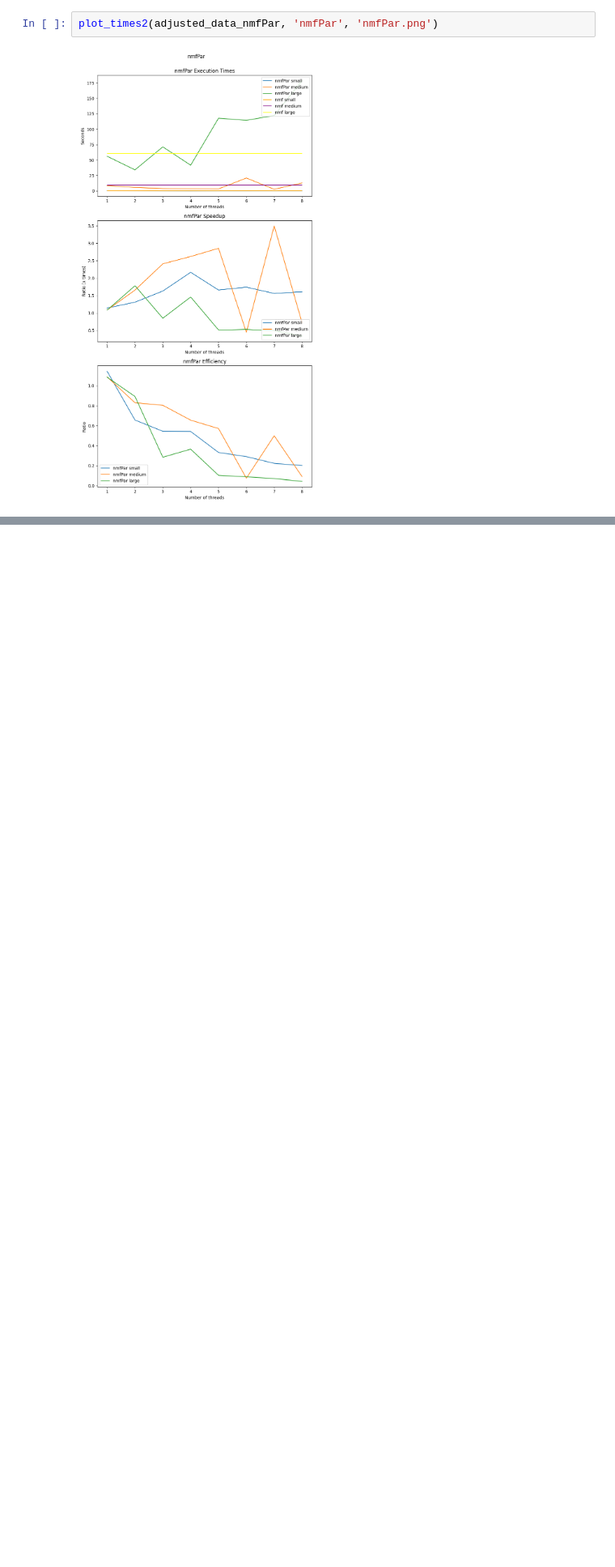
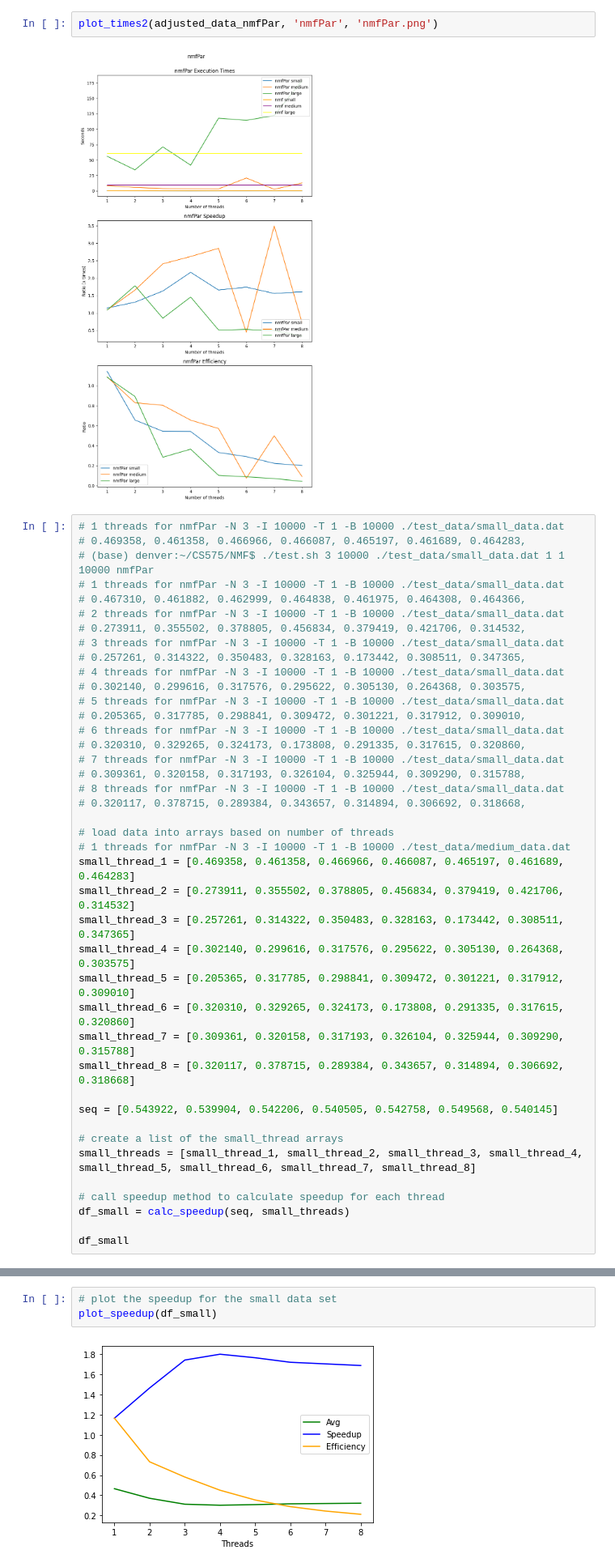
Before and after one commit to NFabrizio/NMF, a Jupyter notebook: results.ipynb, the cells around one changed output, grey strips where cells are left out. Shown: that part at 81% size. Drawn from its saved outputs; the diff is of its cells as text; blank space fills up the shorter version.

Commit message:
Data from my run with nmfPar code

```diff
--- a/results.ipynb
+++ b/results.ipynb
@@ -413,3 +413,44 @@ def plot_times2(adjusted_data, fig_title='', fig_file_name='test.png'):
 plot_times2(adjusted_data_nmfPar, 'nmfPar', 'nmfPar.png')
 # %% [output]
 [figure]
+# %%
+# 1 threads for nmfPar -N 3 -I 10000 -T 1 -B 10000 ./test_data/small_data.dat
+# 0.469358, 0.461358, 0.466966, 0.466087, 0.465197, 0.461689, 0.464283,
+# (base) denver:~/CS575/NMF$ ./test.sh 3 10000 ./test_data/small_data.dat 1 1 10000 nmfPar
+# 1 threads for nmfPar -N 3 -I 10000 -T 1 -B 10000 ./test_data/small_data.dat
+# 0.467310, 0.461882, 0.462999, 0.464838, 0.461975, 0.464308, 0.464366,
+# 2 threads for nmfPar -N 3 -I 10000 -T 1 -B 10000 ./test_data/small_data.dat
+# 0.273911, 0.355502, 0.378805, 0.456834, 0.379419, 0.421706, 0.314532,
+# 3 threads for nmfPar -N 3 -I 10000 -T 1 -B 10000 ./test_data/small_data.dat
+# 0.257261, 0.314322, 0.350483, 0.328163, 0.173442, 0.308511, 0.347365,
+# 4 threads for nmfPar -N 3 -I 10000 -T 1 -B 10000 ./test_data/small_data.dat
+# 0.302140, 0.299616, 0.317576, 0.295622, 0.305130, 0.264368, 0.303575,
+# 5 threads for nmfPar -N 3 -I 10000 -T 1 -B 10000 ./test_data/small_data.dat
+# 0.205365, 0.317785, 0.298841, 0.309472, 0.301221, 0.317912, 0.309010,
+# 6 threads for nmfPar -N 3 -I 10000 -T 1 -B 10000 ./test_data/small_data.dat
+# 0.320310, 0.329265, 0.324173, 0.173808, 0.291335, 0.317615, 0.320860,
+# 7 threads for nmfPar -N 3 -I 10000 -T 1 -B 10000 ./test_data/small_data.dat
+# 0.309361, 0.320158, 0.317193, 0.326104, 0.325944, 0.309290, 0.315788,
+# 8 threads for nmfPar -N 3 -I 10000 -T 1 -B 10000 ./test_data/small_data.dat
+# 0.320117, 0.378715, 0.289384, 0.343657, 0.314894, 0.306692, 0.318668,
+
+# load data into arrays based on number of threads
+# 1 threads for nmfPar -N 3 -I 10000 -T 1 -B 10000 ./test_data/medium_data.dat
+small_thread_1 = [0.469358, 0.461358, 0.466966, 0.466087, 0.465197, 0.461689, 0.464283]
+small_thread_2 = [0.273911, 0.355502, 0.378805, 0.456834, 0.379419, 0.421706, 0.314532]
+small_thread_3 = [0.257261, 0.314322, 0.350483, 0.328163, 0.173442, 0.308511, 0.347365]
+small_thread_4 = [0.302140, 0.299616, 0.317576, 0.295622, 0.305130, 0.264368, 0.303575]
+small_thread_5 = [0.205365, 0.317785, 0.298841, 0.309472, 0.301221, 0.317912, 0.309010]
+small_thread_6 = [0.320310, 0.329265, 0.324173, 0.173808, 0.291335, 0.317615, 0.320860]
+small_thread_7 = [0.309361, 0.320158, 0.317193, 0.326104, 0.325944, 0.309290, 0.315788]
+small_thread_8 = [0.320117, 0.378715, 0.289384, 0.343657, 0.314894, 0.306692, 0.318668]
+
+seq = [0.543922, 0.539904, 0.542206, 0.540505, 0.542758, 0.549568, 0.540145]
+
+# create a list of the small_thread arrays
+small_threads = [small_thread_1, small_thread_2, small_thread_3, small_thread_4, small_thread_5, small_thread_6, small_thread_7, small_thread_8]
+
+# call speedup method to calculate speedup for each thread
+df_small = calc_speedup(seq, small_threads)
+
+df_small
@@ -415,0 +468,5 @@ plot_times2(adjusted_data_nmfPar, 'nmfPar', 'nmfPar.png')
+# %%
+# plot the speedup for the small data set
+plot_speedup(df_small)
+# %% [output]
+[figure, added]
```
Also changed, not shown: parts of 6 cells of this notebook.
